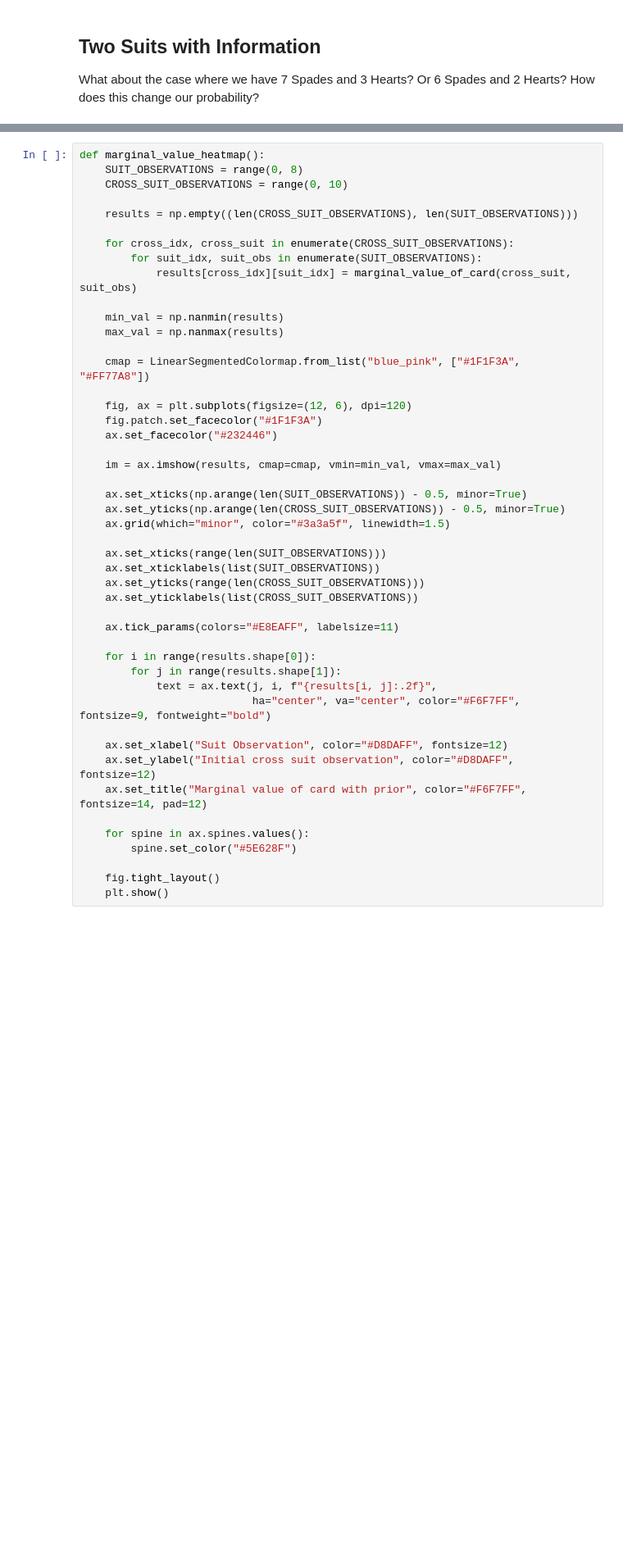
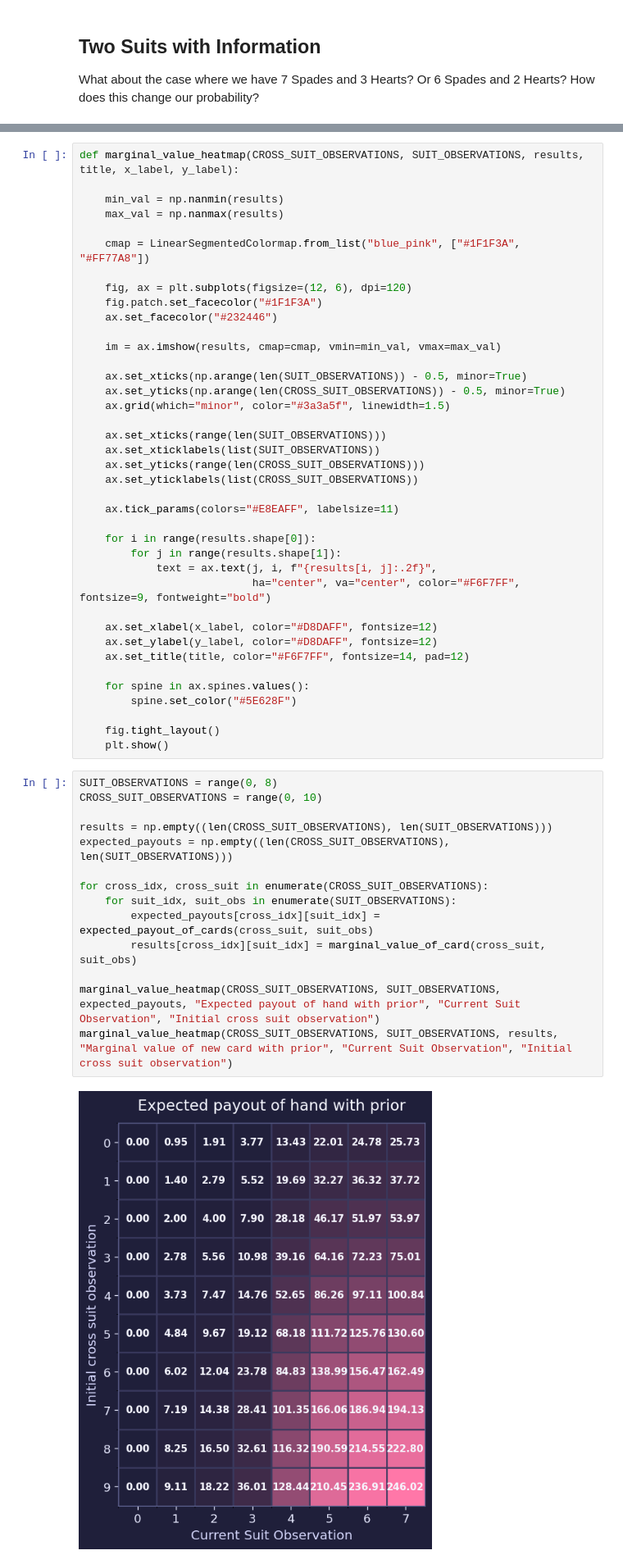
Before and after one commit to FloorMan/figgie-insights, a Jupyter notebook: Figgie_Statistical_Analysis.ipynb, the cells around one changed output, grey strips where cells are left out. Shown at 82% size. Saved outputs shown, nothing was run; the diff lists cells and outputs as text; blank space fills up the shorter version.

Commit message:
Marginal Value with ties

```diff
--- a/Figgie_Statistical_Analysis.ipynb
+++ b/Figgie_Statistical_Analysis.ipynb
@@ -342,13 +337,5 @@ marginal_value_of_card(7, 4)
 # %%
-def marginal_value_heatmap():
-    SUIT_OBSERVATIONS = range(0, 8)
-    CROSS_SUIT_OBSERVATIONS = range(0, 10)
-
-    results = np.empty((len(CROSS_SUIT_OBSERVATIONS), len(SUIT_OBSERVATIONS)))
-
-    for cross_idx, cross_suit in enumerate(CROSS_SUIT_OBSERVATIONS):
-        for suit_idx, suit_obs in enumerate(SUIT_OBSERVATIONS):
-            results[cross_idx][suit_idx] = marginal_value_of_card(cross_suit, suit_obs)
+def marginal_value_heatmap(CROSS_SUIT_OBSERVATIONS, SUIT_OBSERVATIONS, results, title, x_label, y_label):
 
     min_val = np.nanmin(results)
     max_val = np.nanmax(results)
@@ -377,12 +364,28 @@ def marginal_value_heatmap():
             text = ax.text(j, i, f"{results[i, j]:.2f}",
                            ha="center", va="center", color="#F6F7FF", fontsize=9, fontweight="bold")
 
-    ax.set_xlabel("Suit Observation", color="#D8DAFF", fontsize=12)
-    ax.set_ylabel("Initial cross suit observation", color="#D8DAFF", fontsize=12)
-    ax.set_title("Marginal value of card with prior", color="#F6F7FF", fontsize=14, pad=12)
+    ax.set_xlabel(x_label, color="#D8DAFF", fontsize=12)
+    ax.set_ylabel(y_label, color="#D8DAFF", fontsize=12)
+    ax.set_title(title, color="#F6F7FF", fontsize=14, pad=12)
 
     for spine in ax.spines.values():
         spine.set_color("#5E628F")
 
     fig.tight_layout()
     plt.show()
+# %%
+SUIT_OBSERVATIONS = range(0, 8)
+CROSS_SUIT_OBSERVATIONS = range(0, 10)
+
+results = np.empty((len(CROSS_SUIT_OBSERVATIONS), len(SUIT_OBSERVATIONS)))
+expected_payouts = np.empty((len(CROSS_SUIT_OBSERVATIONS), len(SUIT_OBSERVATIONS)))
+
+for cross_idx, cross_suit in enumerate(CROSS_SUIT_OBSERVATIONS):
+    for suit_idx, suit_obs in enumerate(SUIT_OBSERVATIONS):
+        expected_payouts[cross_idx][suit_idx] = expected_payout_of_cards(cross_suit, suit_obs)
+        results[cross_idx][suit_idx] = marginal_value_of_card(cross_suit, suit_obs)
+
+marginal_value_heatmap(CROSS_SUIT_OBSERVATIONS, SUIT_OBSERVATIONS, expected_payouts, "Expected payout of hand with prior", "Current Suit Observation", "Initial cross suit observation")
+marginal_value_heatmap(CROSS_SUIT_OBSERVATIONS, SUIT_OBSERVATIONS, results, "Marginal value of new card with prior", "Current Suit Observation", "Initial cross suit observation")
+# %% [output]
+[figure, added]
```
Also changed, not shown: parts of 7 cells of this notebook.
